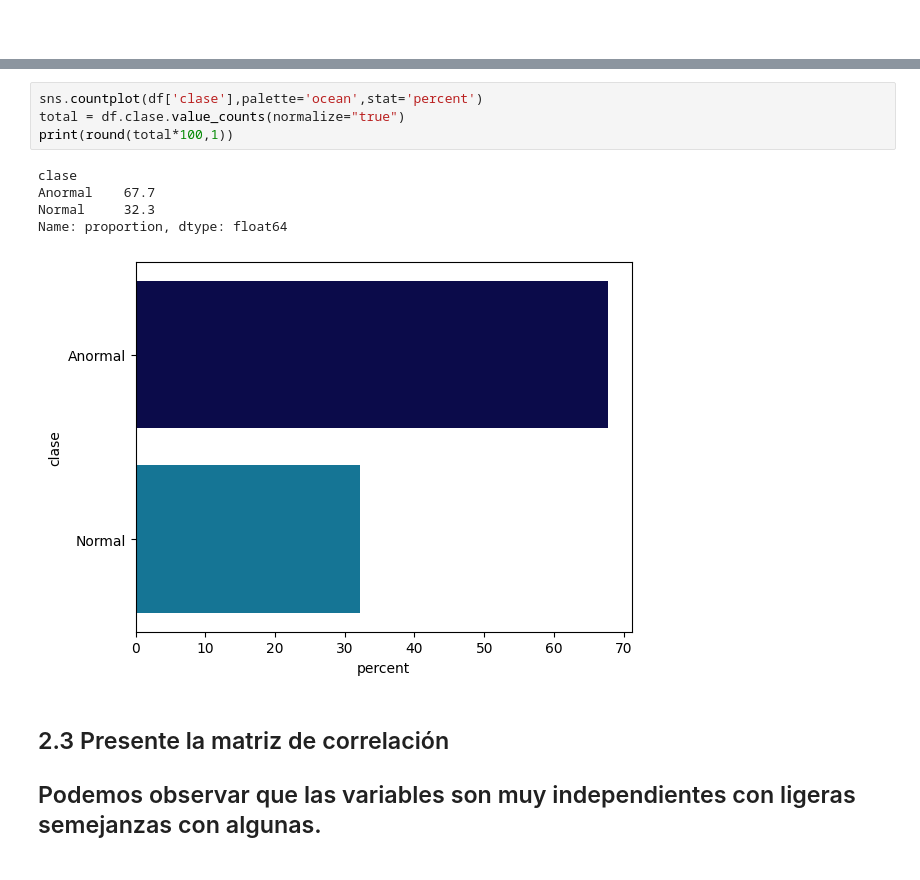
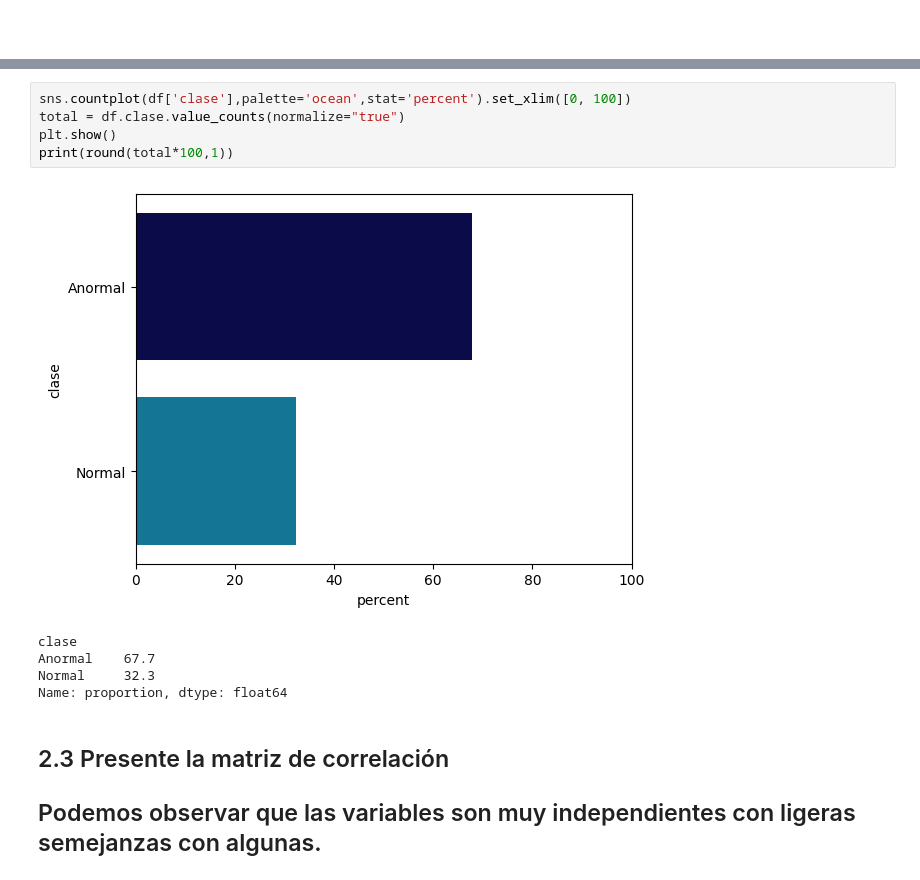
Before and after one commit to notGabo/ET_MachineLearning, a Jupyter notebook: et_ml.ipynb, the cells around one changed output, grey strips where cells are left out. Cells and saved outputs as stored; diff of their text form.

```diff
--- a/et_ml.ipynb
+++ b/et_ml.ipynb
@@ -131,13 +138,14 @@ plt.show()
 # %%
-sns.countplot(df['clase'],palette='ocean',stat='percent')
+sns.countplot(df['clase'],palette='ocean',stat='percent').set_xlim([0, 100])
 total = df.clase.value_counts(normalize="true")
+plt.show()
 print(round(total*100,1))
 # %% [output]
+[figure, new version]
 clase
 Anormal    67.7
 Normal     32.3
 Name: proportion, dtype: float64
-[figure, old version]
 # %% [markdown]
 ## 2.3 Presente la matriz de correlación
 ## Podemos observar que las variables son muy independientes con ligeras semejanzas con algunas.
```
Also changed, not shown: parts of 6 cells of this notebook.
